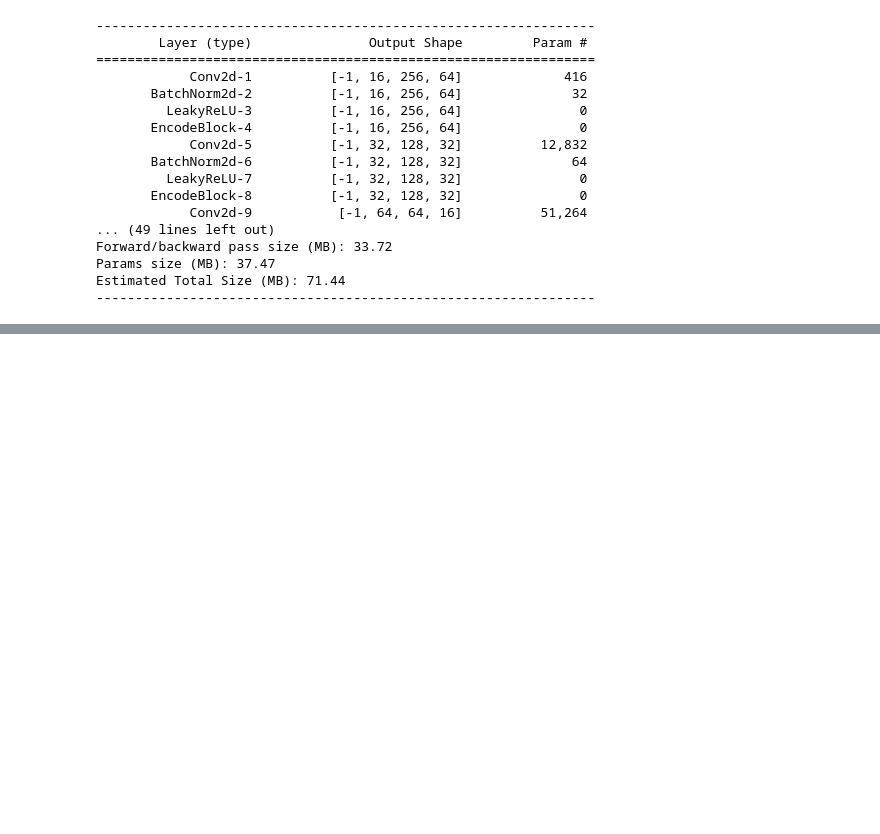
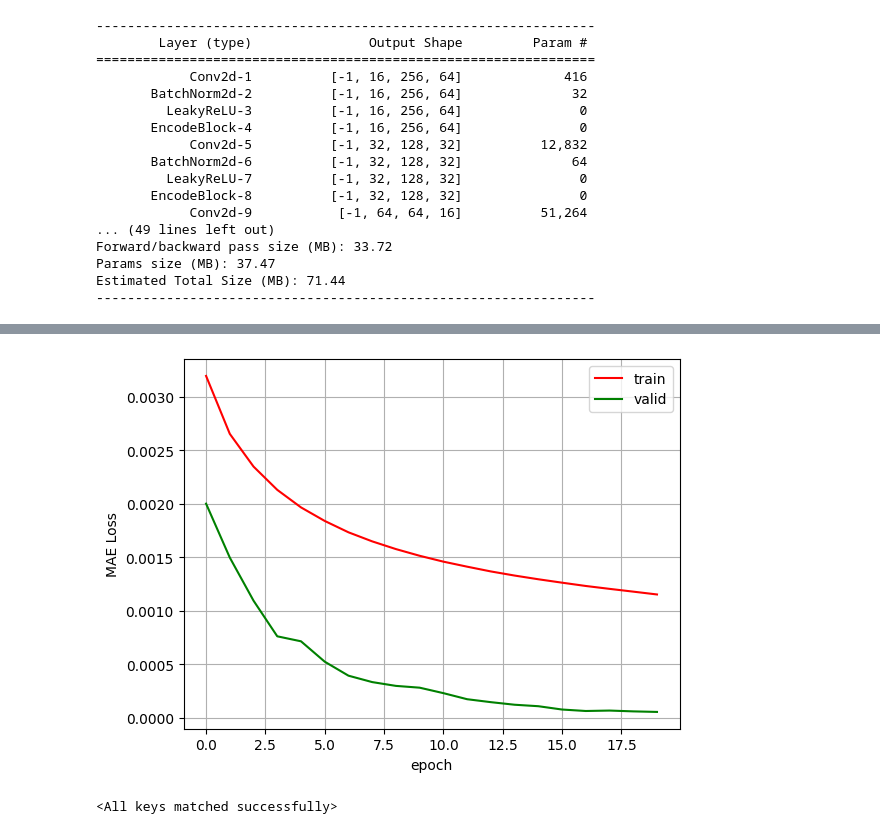
Before and after one commit to Lorbru/dlts-project, a Jupyter notebook: UNet_demo.ipynb, the cells around one changed output, grey strips where cells are left out. Saved outputs shown, nothing was run; the diff lists cells and outputs as text; code cells hidden in the pictures; blank space fills up the shorter version.

```diff
--- a/UNet_demo.ipynb
+++ b/UNet_demo.ipynb
@@ -191,11 +197,21 @@ plt.tight_layout()
 # %%
-# noise_scores_WaveUNet = pd.read_csv('Scores/UNet/Noise/UNetSAE.csv')
-# noise_train_error = noise_scores_WaveUNet['train']
-# noise_valid_error = noise_scores_WaveUNet['valid']
-# plt.plot(noise_train_error, color='red', label='train')
-# plt.plot(noise_valid_error, color='green', label='valid')
-# plt.grid()
-# plt.legend()
-# plt.xlabel('epoch')
-# plt.ylabel('MAE Loss')
-# plt.savefig('Figs/NoiseUNetLoss.png')
+noise_scores_UNet = pd.read_csv('Scores/UNet/Noise/UNetMAE.csv')
+noise_train_error = noise_scores_UNet['train']
+noise_valid_error = noise_scores_UNet['valid']
+plt.plot(noise_train_error, color='red', label='train')
+plt.plot(noise_valid_error, color='green', label='valid')
+plt.grid()
+plt.legend()
+plt.xlabel('epoch')
+plt.ylabel('MAE Loss')
+plt.savefig('Figs/UNet_noise_loss.png')
+# %% [output]
+[figure, added]
+# %%
+device = torch.device("cuda:0" if torch.cuda.is_available() else "cpu")
+noise_model = UNet().to(device)
+
+# Ensure that the map_location is set to CPU if CUDA is not available
+noise_model.load_state_dict(torch.load('Paths/UNet/Noise/model_20.pth', map_location=device))
+# %% [output]
+<All keys matched successfully>
```
Also changed, not shown: parts of 50 cells of this notebook, 18 other files.
